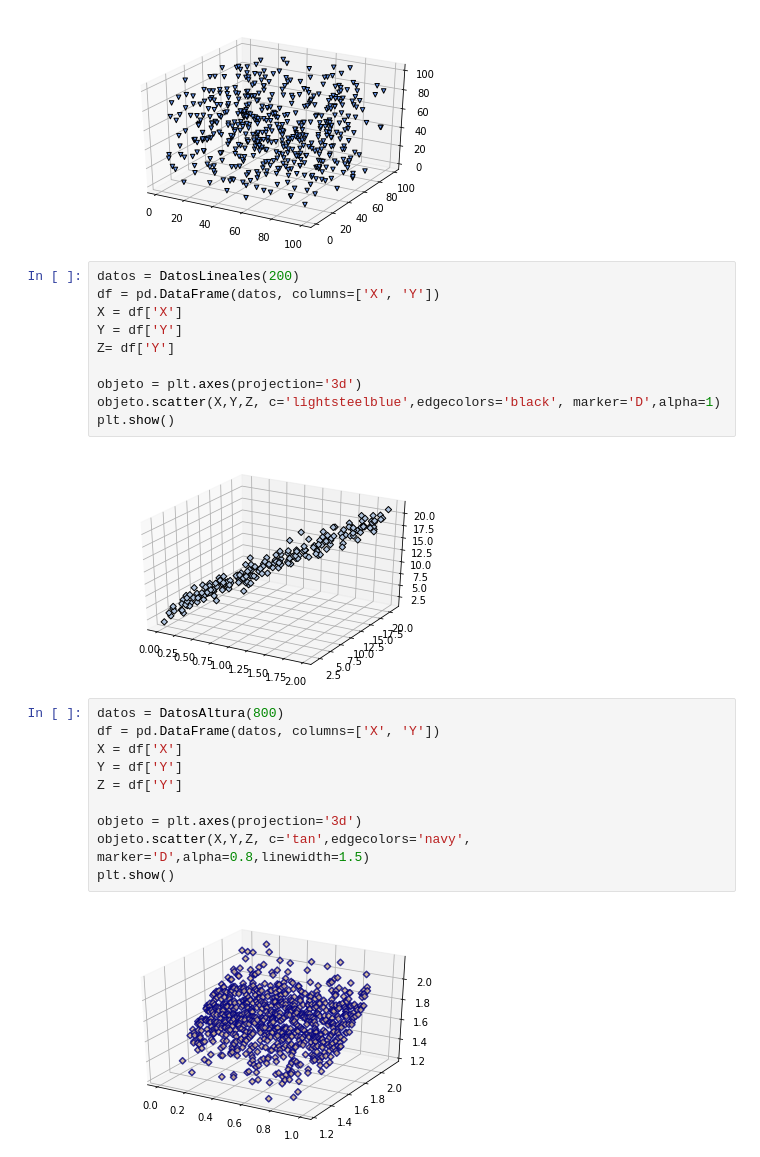
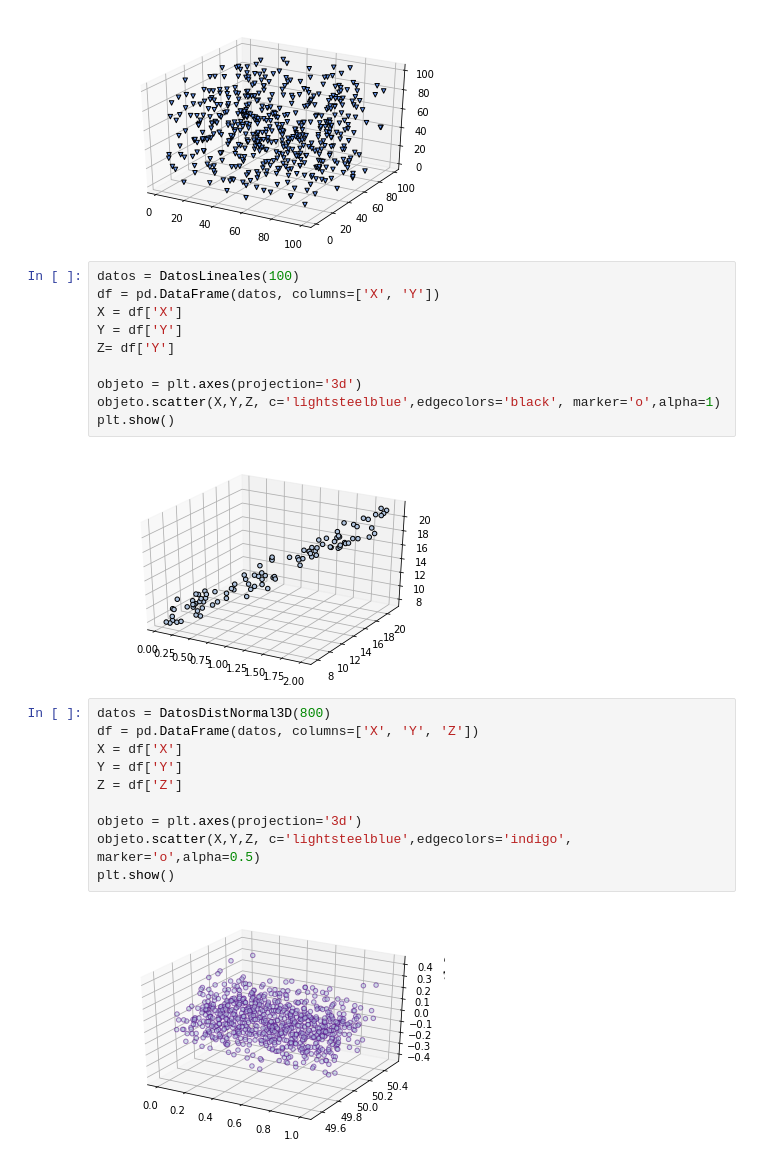
Before and after one commit to Radhe-0/Practicas, a Jupyter notebook: practicas_matplotlib.ipynb, the cells around one changed output. Saved outputs shown, nothing was run; the diff lists cells and outputs as text.

```diff
--- a/practicas_matplotlib.ipynb
+++ b/practicas_matplotlib.ipynb
@@ -164,26 +149,26 @@ plt.show()
 # %% [output]
 [figure]
 # %%
-datos = DatosLineales(200)
+datos = DatosLineales(100)
 df = pd.DataFrame(datos, columns=['X', 'Y'])
 X = df['X']
 Y = df['Y']
 Z= df['Y']
 
 objeto = plt.axes(projection='3d')
-objeto.scatter(X,Y,Z, c='lightsteelblue',edgecolors='black', marker='D',alpha=1)
+objeto.scatter(X,Y,Z, c='lightsteelblue',edgecolors='black', marker='o',alpha=1)
 plt.show()
 # %% [output]
-[figure, old version]
+[figure, new version]
 # %%
-datos = DatosAltura(800)
-df = pd.DataFrame(datos, columns=['X', 'Y'])
+datos = DatosDistNormal3D(800)
+df = pd.DataFrame(datos, columns=['X', 'Y', 'Z'])
 X = df['X']
 Y = df['Y']
-Z = df['Y']
+Z = df['Z']
 
 objeto = plt.axes(projection='3d')
-objeto.scatter(X,Y,Z, c='tan',edgecolors='navy', marker='D',alpha=0.8,linewidth=1.5)
+objeto.scatter(X,Y,Z, c='lightsteelblue',edgecolors='indigo', marker='o',alpha=0.5)
 plt.show()
 # %% [output]
-[figure, old version]
+[figure, new version]
```
Also changed, not shown: parts of 9 cells of this notebook.
